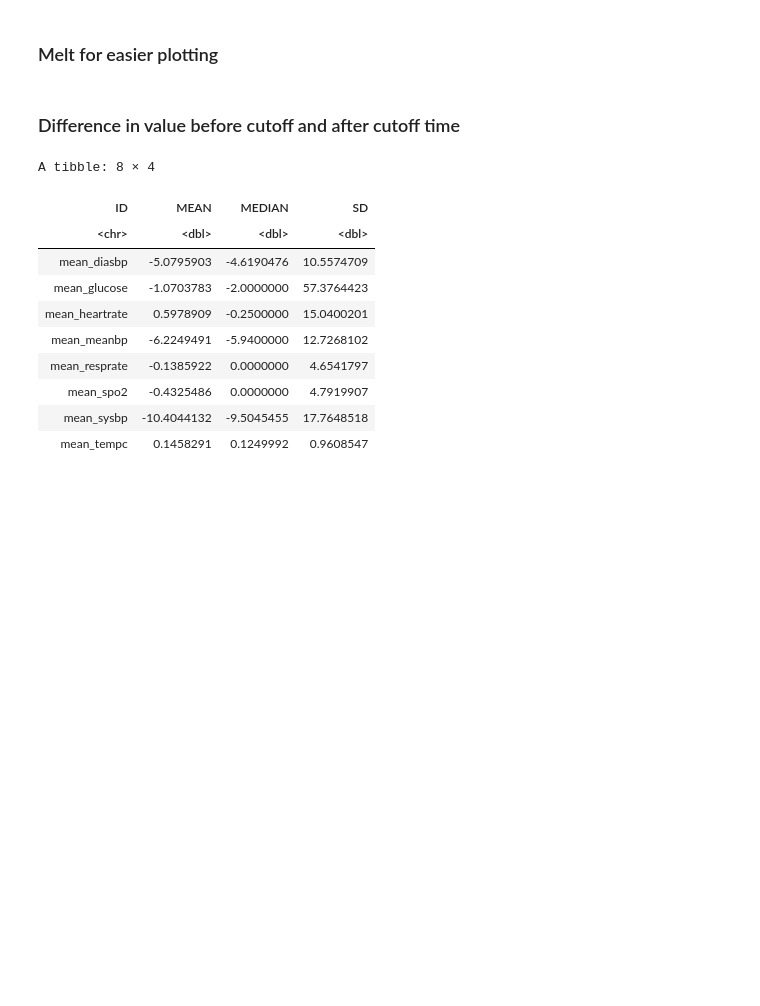
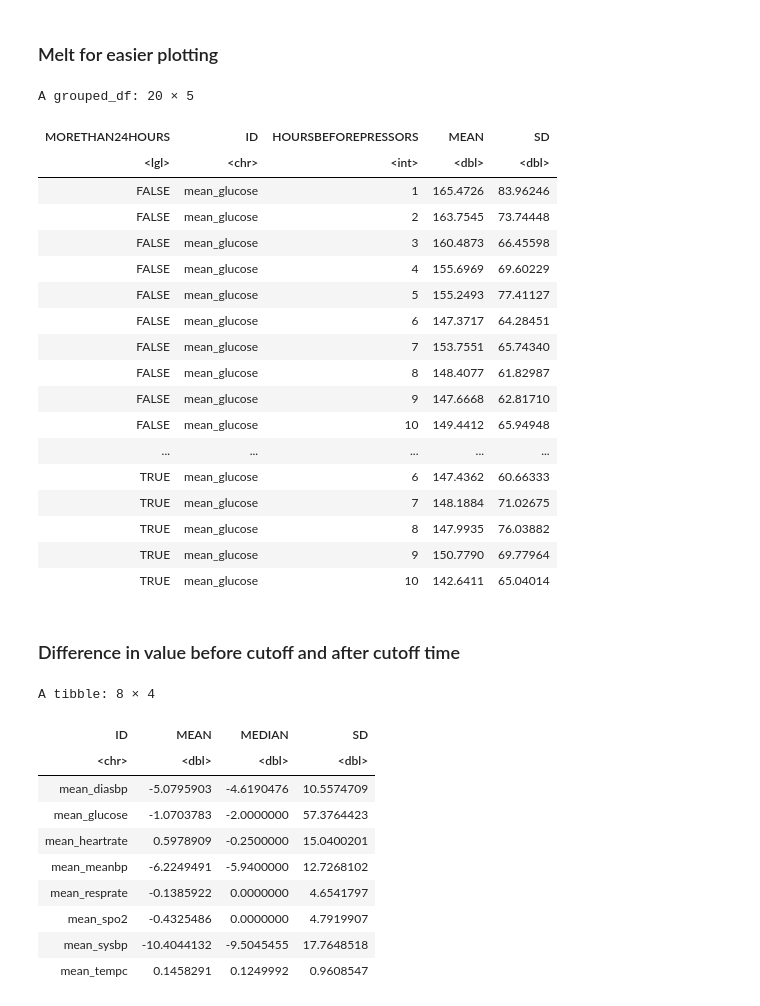
Before and after one commit to ruoyijiang/general, a Jupyter notebook: projects/haimovich_pressors/R_Pressor_Outcomes.ipynb, the cells around one changed output. Saved outputs shown, nothing was run; the diff lists cells and outputs as text; code cells hidden in the pictures; blank space fills up the shorter version.

```diff
--- a/projects/haimovich_pressors/R_Pressor_Outcomes.ipynb
+++ b/projects/haimovich_pressors/R_Pressor_Outcomes.ipynb
@@ -479 +577,5 @@ options(warn=-1)
+# %%
+intervals <- 1:10
+# %%
+results_list <- list()
 # %%
@@ -522,13 +628,41 @@ results_df <- vitals_merged_df %>%
+# %%
+results_df <- bind_rows(results_list)
 # %% [markdown]
 ### Melt for easier plotting
 # %%
 melt_results_df <- results_df %>%
-    gather("ID", "VALUE", -LESS4H, -icustay_id)
+    gather("ID", "VALUE", -MORETHAN24HOURS, -icustay_id, -INTERVAL)
 # %%
 melt_results_norm_df <- melt_results_df%>%
     drop_na(VALUE) %>%
     group_by(ID) %>%
     mutate(VALUE_NORM = (VALUE - mean(VALUE))/sd(VALUE))
+# %%
+melt_results_df %>%
+    group_by(MORETHAN24HOURS, ID, INTERVAL) %>%
+    summarize(MEAN = mean(VALUE, na.rm = T), SD = sd(VALUE, na.rm = T)) %>%
+    rename(HOURSBEFOREPRESSORS = INTERVAL) %>%
+    filter(grepl("mean_glucose", ID))
+# %% [output]
+A grouped_df: 20 × 5
+| MORETHAN24HOURS | ID | HOURSBEFOREPRESSORS | MEAN | SD |
+| <lgl> | <chr> | <int> | <dbl> | <dbl> |
+| FALSE | mean_glucose | 1 | 165.4726 | 83.96246 |
+| FALSE | mean_glucose | 2 | 163.7545 | 73.74448 |
+| FALSE | mean_glucose | 3 | 160.4873 | 66.45598 |
+| FALSE | mean_glucose | 4 | 155.6969 | 69.60229 |
+| FALSE | mean_glucose | 5 | 155.2493 | 77.41127 |
+| FALSE | mean_glucose | 6 | 147.3717 | 64.28451 |
+| FALSE | mean_glucose | 7 | 153.7551 | 65.74340 |
+| FALSE | mean_glucose | 8 | 148.4077 | 61.82987 |
+| FALSE | mean_glucose | 9 | 147.6668 | 62.81710 |
+| FALSE | mean_glucose | 10 | 149.4412 | 65.94948 |
+| ... | ... | ... | ... | ... |
+| TRUE | mean_glucose | 6 | 147.4362 | 60.66333 |
+| TRUE | mean_glucose | 7 | 148.1884 | 71.02675 |
+| TRUE | mean_glucose | 8 | 147.9935 | 76.03882 |
+| TRUE | mean_glucose | 9 | 150.7790 | 69.77964 |
+| TRUE | mean_glucose | 10 | 142.6411 | 65.04014 |
 # %% [markdown]
 ### Difference in value before cutoff and after cutoff time
 # %%
```
Also changed, not shown: parts of 16 cells of this notebook.
